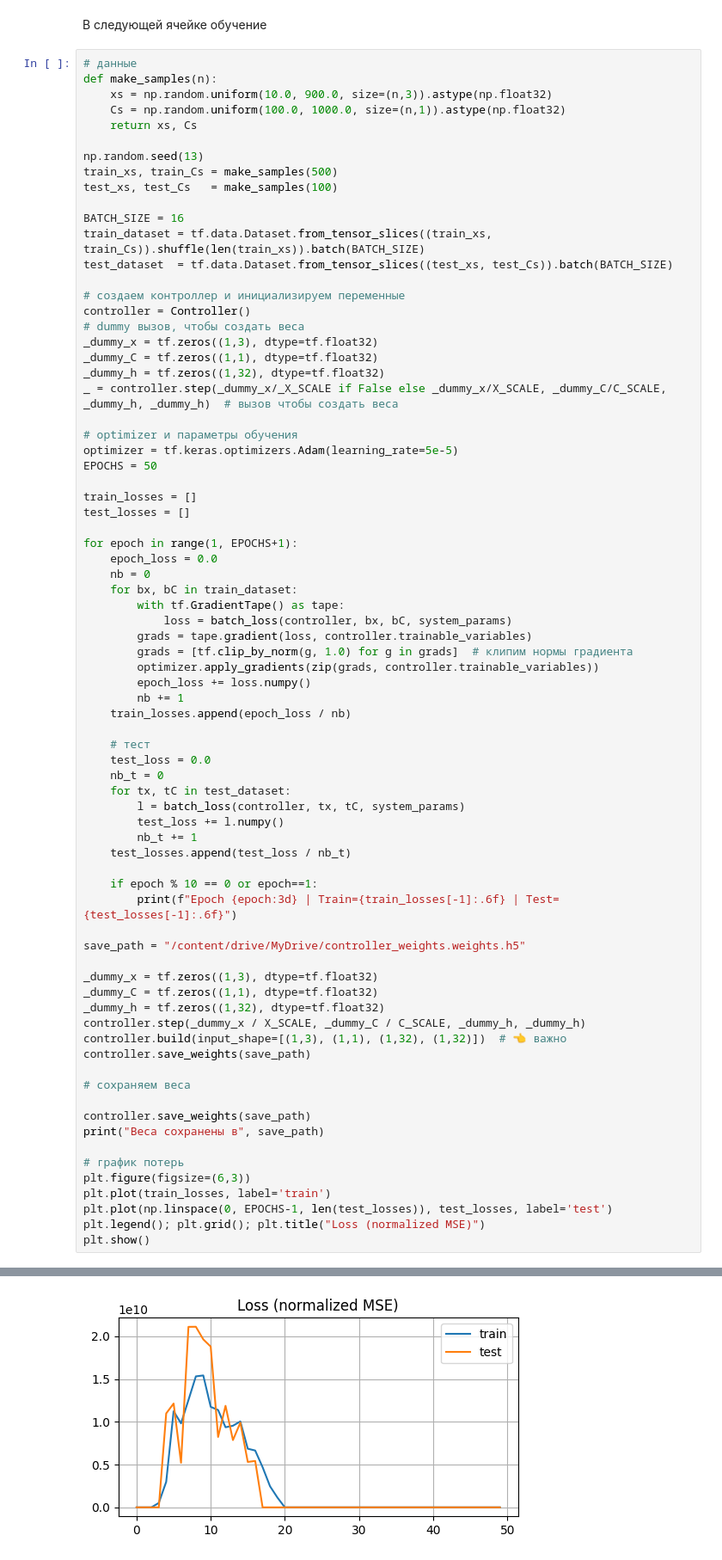
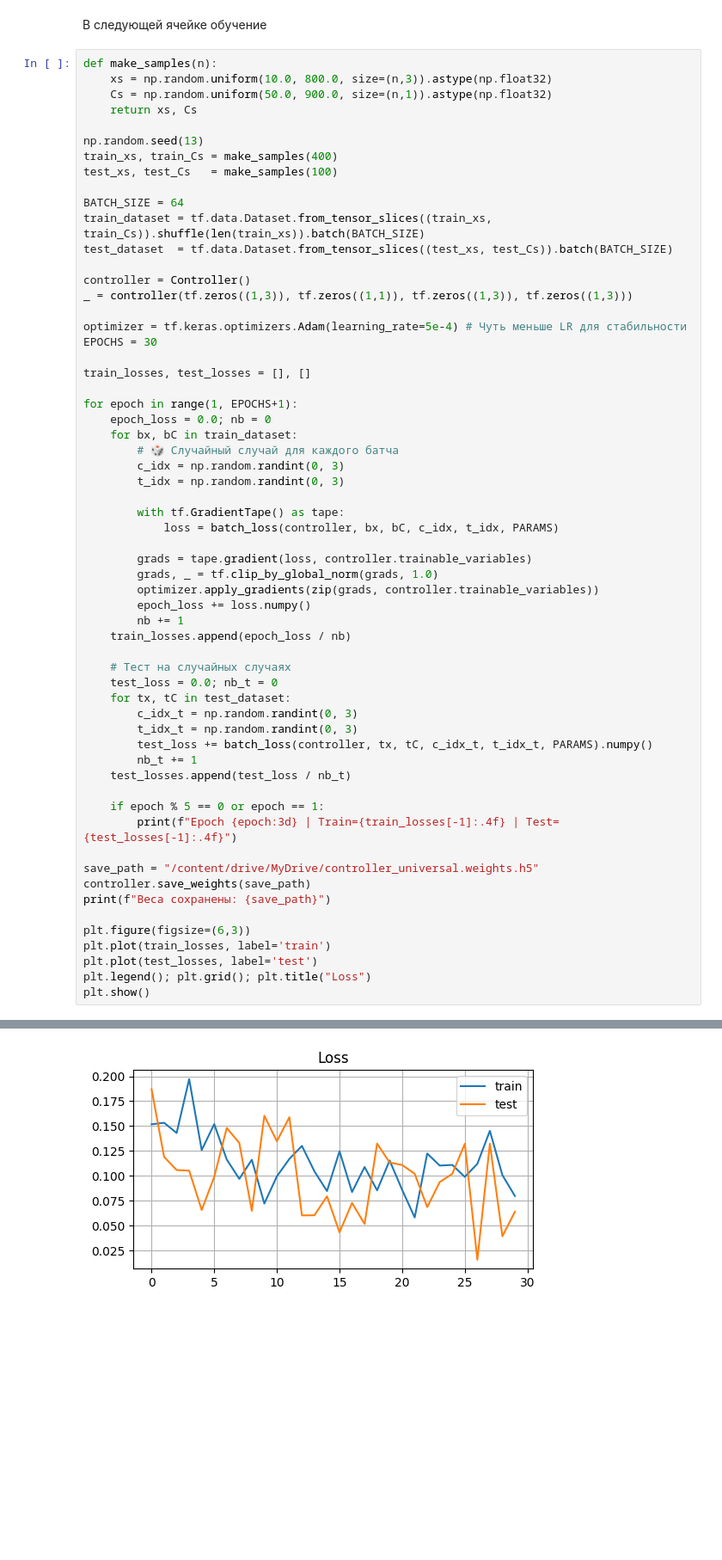
Before and after one commit to Emo4ka07/VKR, a Jupyter notebook: NTP_уж_с_ежом.ipynb, the cells around one changed output, grey strips where cells are left out. Shown at 86% size. Saved outputs shown, nothing was run; the diff lists cells and outputs as text; blank space fills up the shorter version.

```diff
--- a/NTP_уж_с_ежом.ipynb
+++ b/NTP_уж_с_ежом.ipynb
@@ -152,78 +95,63 @@ def batch_loss(controller, x0_raw, C_raw, params):
 # %% [markdown]
 В следующей ячейке обучение
 # %%
-# данные
 def make_samples(n):
-    xs = np.random.uniform(10.0, 900.0, size=(n,3)).astype(np.float32)
-    Cs = np.random.uniform(100.0, 1000.0, size=(n,1)).astype(np.float32)
+    xs = np.random.uniform(10.0, 800.0, size=(n,3)).astype(np.float32)
+    Cs = np.random.uniform(50.0, 900.0, size=(n,1)).astype(np.float32)
     return xs, Cs
 
 np.random.seed(13)
-train_xs, train_Cs = make_samples(500)
+train_xs, train_Cs = make_samples(400)
 test_xs, test_Cs   = make_samples(100)
 
-BATCH_SIZE = 16
+BATCH_SIZE = 64
 train_dataset = tf.data.Dataset.from_tensor_slices((train_xs, train_Cs)).shuffle(len(train_xs)).batch(BATCH_SIZE)
 test_dataset  = tf.data.Dataset.from_tensor_slices((test_xs, test_Cs)).batch(BATCH_SIZE)
 
-# создаем контроллер и инициализируем переменные
 controller = Controller()
-# dummy вызов, чтобы создать веса
-_dummy_x = tf.zeros((1,3), dtype=tf.float32)
-_dummy_C = tf.zeros((1,1), dtype=tf.float32)
-_dummy_h = tf.zeros((1,32), dtype=tf.float32)
-_ = controller.step(_dummy_x/_X_SCALE if False else _dummy_x/X_SCALE, _dummy_C/C_SCALE, _dummy_h, _dummy_h)  # вызов чтобы создать веса
+_ = controller(tf.zeros((1,3)), tf.zeros((1,1)), tf.zeros((1,3)), tf.zeros((1,3)))
 
-# optimizer и параметры обучения
-optimizer = tf.keras.optimizers.Adam(learning_rate=5e-5)
-EPOCHS = 50
+optimizer = tf.keras.optimizers.Adam(learning_rate=5e-4) # Чуть меньше LR для стабильности
+EPOCHS = 30
 
-train_losses = []
-test_losses = []
+train_losses, test_losses = [], []
 
 for epoch in range(1, EPOCHS+1):
-    epoch_loss = 0.0
-    nb = 0
+    epoch_loss = 0.0; nb = 0
     for bx, bC in train_dataset:
+        # 🎲 Случайный случай для каждого батча
+        c_idx = np.random.randint(0, 3)
+        t_idx = np.random.randint(0, 3)
+
         with tf.GradientTape() as tape:
-            loss = batch_loss(controller, bx, bC, system_params)
+            loss = batch_loss(controller, bx, bC, c_idx, t_idx, PARAMS)
+
         grads = tape.gradient(loss, controller.trainable_variables)
-        grads = [tf.clip_by_norm(g, 1.0) for g in grads]  # клипим нормы градиента
+        grads, _ = tf.clip_by_global_norm(grads, 1.0)
         optimizer.apply_gradients(zip(grads, controller.trainable_variables))
         epoch_loss += loss.numpy()
         nb += 1
     train_losses.append(epoch_loss / nb)
 
-    # тест
-    test_loss = 0.0
-    nb_t = 0
+    # Тест на случайных случаях
+    test_loss = 0.0; nb_t = 0
     for tx, tC in test_dataset:
-        l = batch_loss(controller, tx, tC, system_params)
-        test_loss += l.numpy()
+        c_idx_t = np.random.randint(0, 3)
+        t_idx_t = np.random.randint(0, 3)
+        test_loss += batch_loss(controller, tx, tC, c_idx_t, t_idx_t, PARAMS).numpy()
         nb_t += 1
     test_losses.append(test_loss / nb_t)
 
-    if epoch % 10 == 0 or epoch==1:
-        print(f"Epoch {epoch:3d} | Train={train_losses[-1]:.6f} | Test={test_losses[-1]:.6f}")
+    if epoch % 5 == 0 or epoch == 1:
+        print(f"Epoch {epoch:3d} | Train={train_losses[-1]:.4f} | Test={test_losses[-1]:.4f}")
 
-save_path = "/content/drive/MyDrive/controller_weights.weights.h5"
+save_path = "/content/drive/MyDrive/controller_universal.weights.h5"
+controller.save_weights(save_path)
+print(f"Веса сохранены: {save_path}")
 
-_dummy_x = tf.zeros((1,3), dtype=tf.float32)
-_dummy_C = tf.zeros((1,1), dtype=tf.float32)
-_dummy_h = tf.zeros((1,32), dtype=tf.float32)
-controller.step(_dummy_x / X_SCALE, _dummy_C / C_SCALE, _dummy_h, _dummy_h)
-controller.build(input_shape=[(1,3), (1,1), (1,32), (1,32)])  # 👈 важно
-controller.save_weights(save_path)
-
-# сохраняем веса
-
-controller.save_weights(save_path)
-print("Веса сохранены в", save_path)
-
-# график потерь
 plt.figure(figsize=(6,3))
 plt.plot(train_losses, label='train')
-plt.plot(np.linspace(0, EPOCHS-1, len(test_losses)), test_losses, label='test')
-plt.legend(); plt.grid(); plt.title("Loss (normalized MSE)")
+plt.plot(test_losses, label='test')
+plt.legend(); plt.grid(); plt.title("Loss")
 plt.show()
 # %% [output]
@@ -237 +166 @@ Epoch  50 | Train=3226.204346 | Test=2676.639404
-[figure, old version]
+[figure, new version]
```
Also changed, not shown: parts of 20 cells of this notebook.
